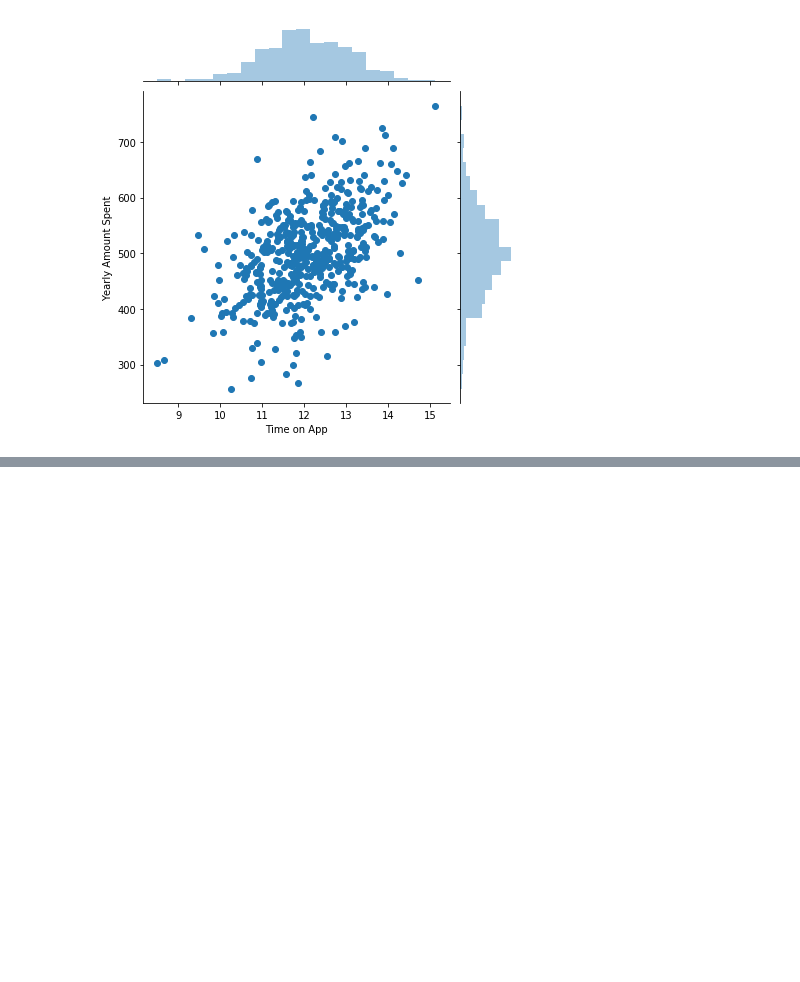
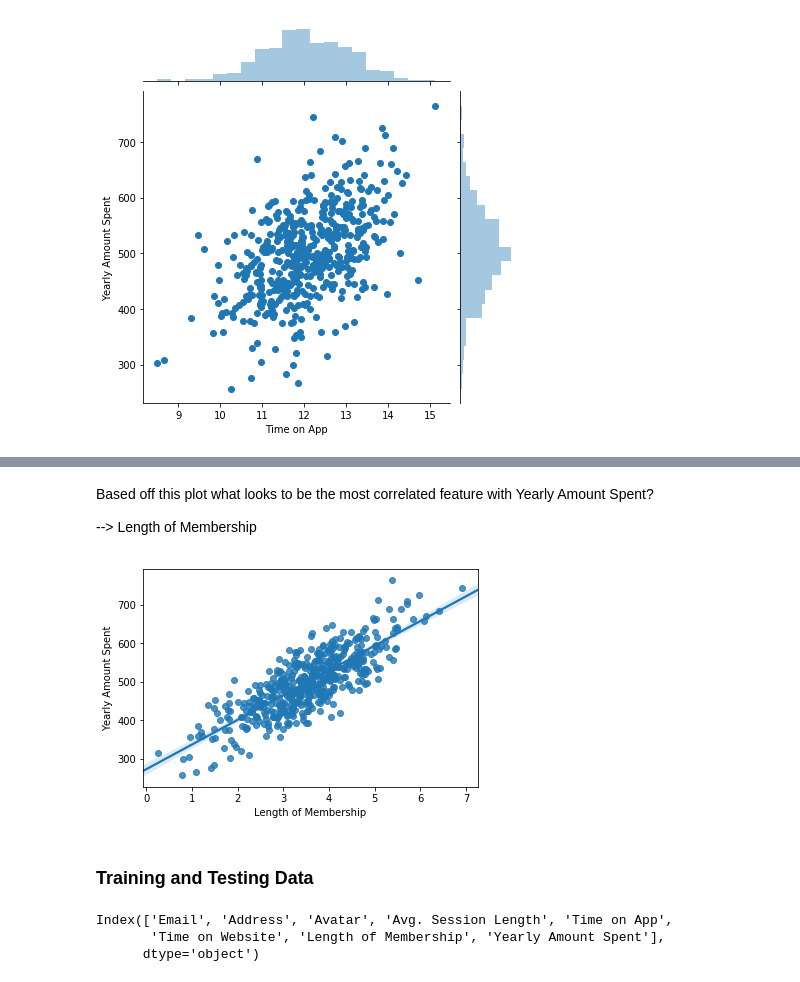
Before and after one commit to cmlins/curso-udemy-data-science, a Jupyter notebook: Linear_Regression_Project.ipynb, the cells around one changed output, grey strips where cells are left out. Drawn from its saved outputs; the diff is of its cells as text; code cells hidden in the pictures; blank space fills up the shorter version.

```diff
--- a/Linear_Regression_Project.ipynb
+++ b/Linear_Regression_Project.ipynb
@@ -59,0 +75,16 @@ sns.jointplot(data=costumers, x='Time on App', y='Length of Membership', kind='h
+# %% [markdown]
+Based off this plot what looks to be the most correlated feature with Yearly Amount Spent?
+
+--> Length of Membership
+# %%
+sns.regplot(data=costumers, y='Yearly Amount Spent', x='Length of Membership');
+# %% [output]
+[figure, added]
+# %% [markdown]
+### Training and Testing Data
+# %%
+costumers.columns
+# %% [output]
+Index(['Email', 'Address', 'Avatar', 'Avg. Session Length', 'Time on App',
+       'Time on Website', 'Length of Membership', 'Yearly Amount Spent'],
+      dtype='object')
```
Also changed, not shown: parts of 25 cells of this notebook.
